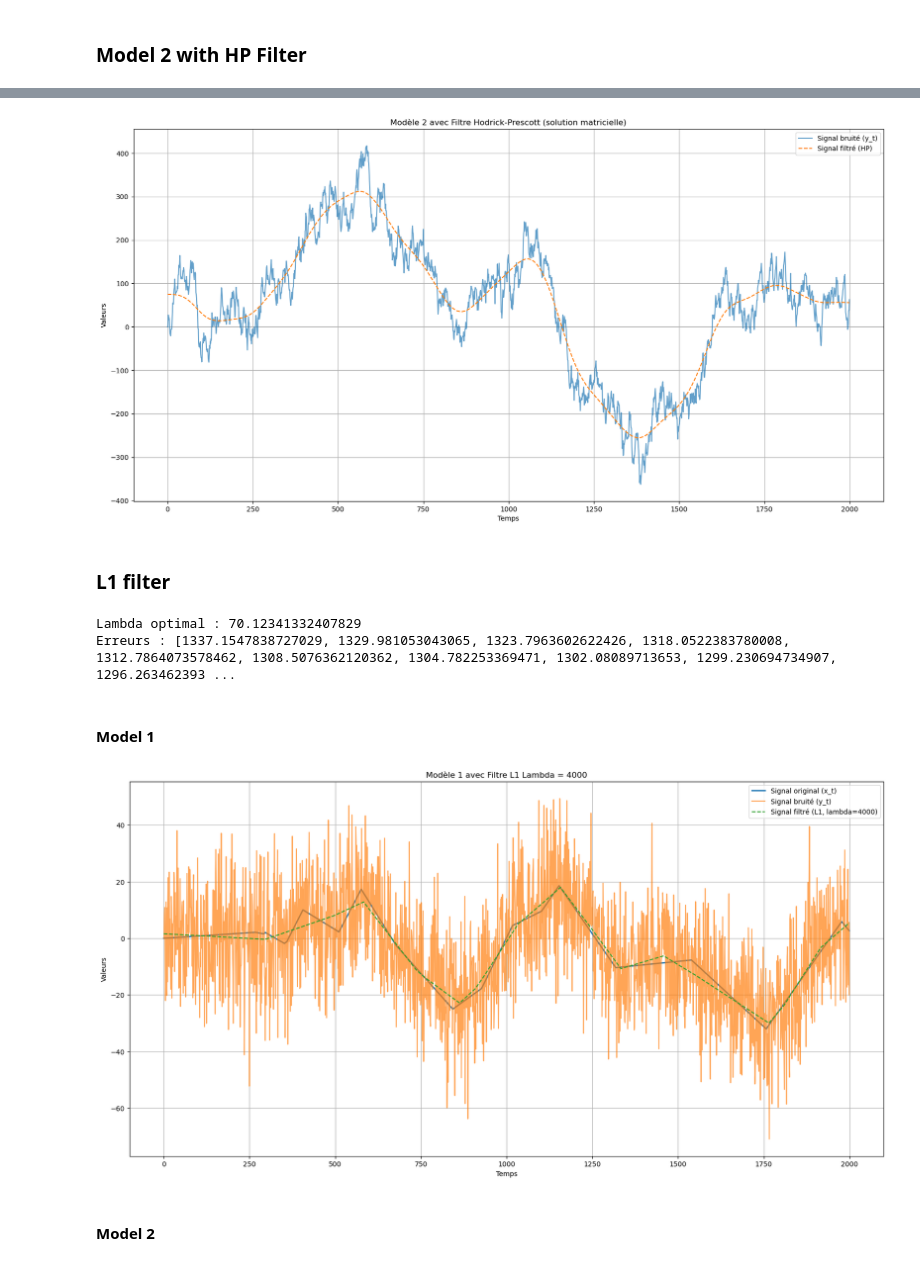
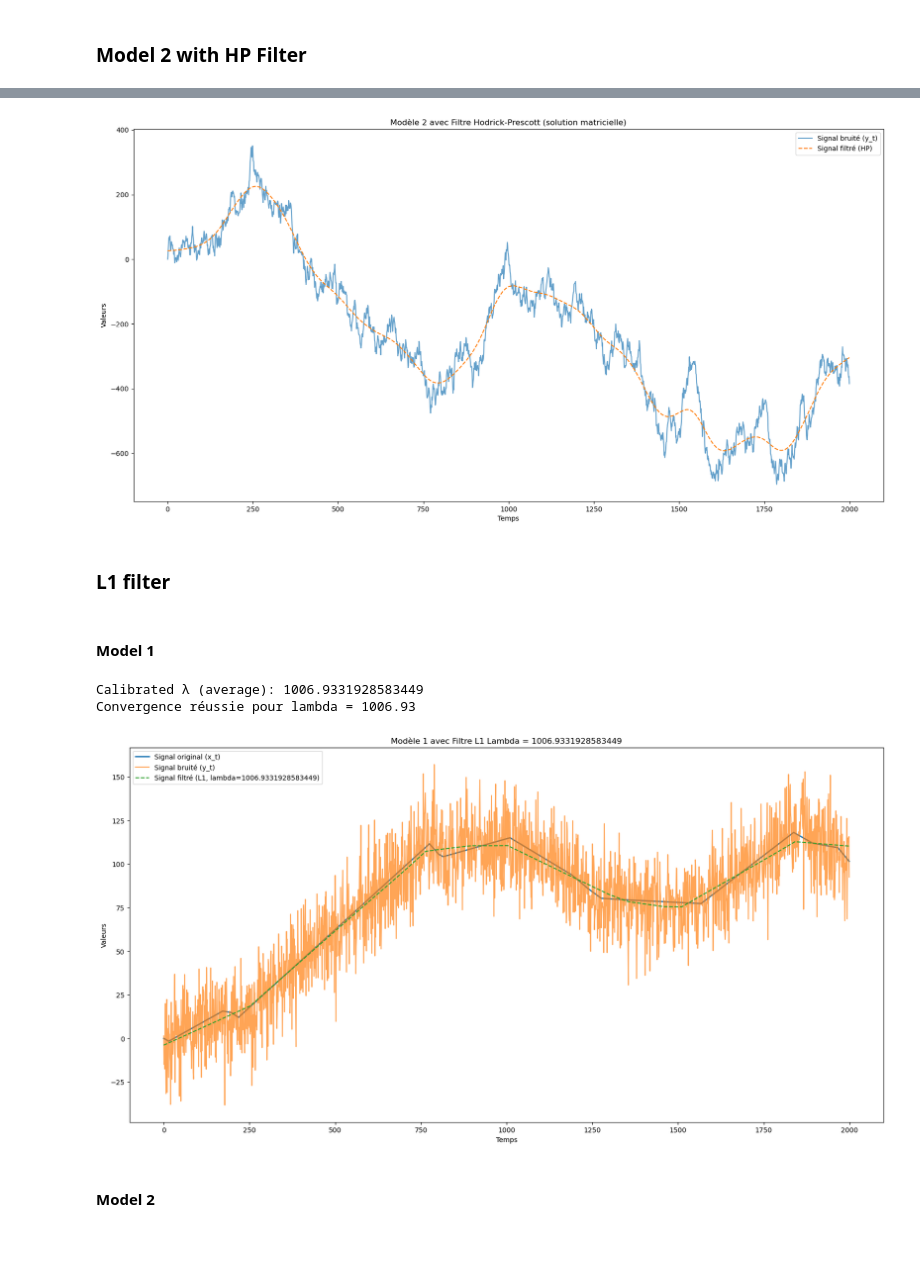
Before and after one commit to ThxHuncho/PortfofioOpt, a Jupyter notebook: Momentum Strategies with L1 Filter.ipynb, the cells around one changed output, grey strips where cells are left out. Cells and saved outputs as stored; diff of their text form; code cells hidden in the pictures.

```diff
--- a/Momentum Strategies with L1 Filter.ipynb
+++ b/Momentum Strategies with L1 Filter.ipynb
@@ -249,10 +270,9 @@ plt.legend()
 plt.title("Modèle 2 avec Filtre Hodrick-Prescott (solution matricielle)")
 plt.xlabel("Temps")
 plt.ylabel("Valeurs")
-plt.grid()
 plt.show()
 # %% [output]
-[figure, old version]
+[figure, new version]
 # %% [markdown]
 ### L1 filter
 # %%
@@ -265,14 +285,3 @@ T1 = 100
 T2 = 20
 m = 5
 n_lambda = 10
-# %%
-# Exécution de l'algorithme
-x_t_model1, y_t_model1 = generate_model1_data(n, sigma, p, b)
-result = CV_Filter(y_t_model1, T1=T1, T2=T2, m=m, n_lambda=n_lambda)
-
-# Affichage des résultats
-print("Lambda optimal :", result['best_lambda'])
-print("Erreurs :", result['errors'])
-# %% [output]
-Lambda optimal : 70.12341332407829
-Erreurs : [1337.1547838727029, 1329.981053043065, 1323.7963602622426, 1318.0522383780008, 1312.7864073578462, 1308.5076362120362, 1304.782253369471, 1302.08089713653, 1299.230694734907, 1296.263462393 ...
@@ -285,22 +290,27 @@ lambda_val = 4000
 # %%
 #Générer les données
 x_t_model1, y_t_model1 = generate_model1_data(n=n, sigma=sigma, p=p, b=b)
+lambda_fixed = calibrate_lambda_fixed(y_t_model1, periods=7, lambda_max_cap=1e4)
+
+# Matrice D pour la série complète
+D = getD(n, diff_order=2)
 
 # Appliquer l'optimisation pour une valeur de lambda
-x_filtered = optimize_l1_filter(y_t_model1, D, lambda_val)
+x_filtered = optimize_l1_filter(y_t_model1, D, lambda_fixed)
 
 # Graphique des résultats
 plt.figure(figsize=(20, 10))
 plt.plot(x_t_model1, label="Signal original (x_t)", linewidth=2)
 plt.plot(y_t_model1, label="Signal bruité (y_t)", alpha=0.7)
-plt.plot(x_filtered, label=f"Signal filtré (L1, lambda={lambda_val})", linestyle="--")
+plt.plot(x_filtered, label=f"Signal filtré (L1, lambda={lambda_fixed})", linestyle="--")
 plt.legend()
-plt.title(f"Modèle 1 avec Filtre L1 Lambda = {lambda_val}")
+plt.title(f"Modèle 1 avec Filtre L1 Lambda = {lambda_fixed}")
 plt.xlabel("Temps")
 plt.ylabel("Valeurs")
-plt.grid()
 plt.show()
 # %% [output]
+Calibrated λ (average): 1006.9331928583449
+Convergence réussie pour lambda = 1006.93
-[figure, old version]
+[figure, new version]
 # %% [markdown]
 #### Model 2
```
Also changed, not shown: parts of 15 cells of this notebook.
